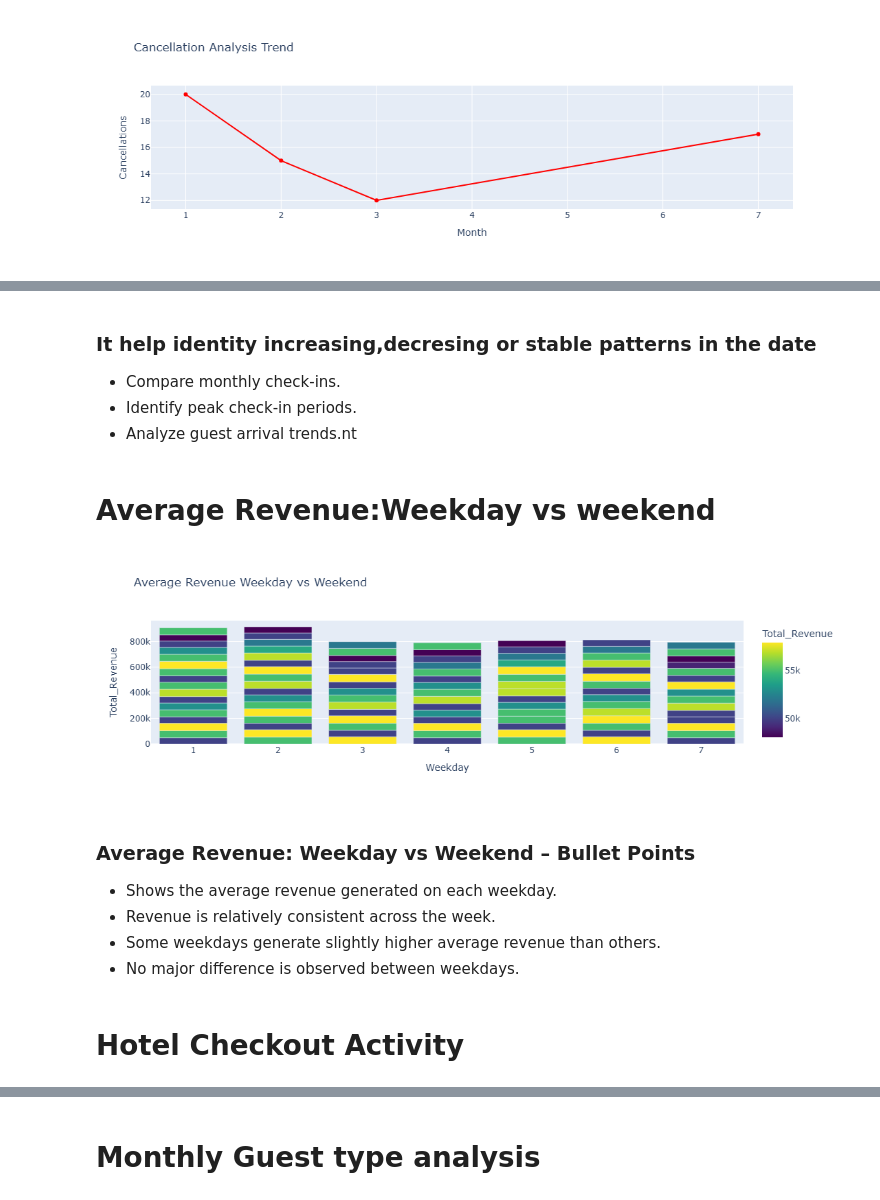
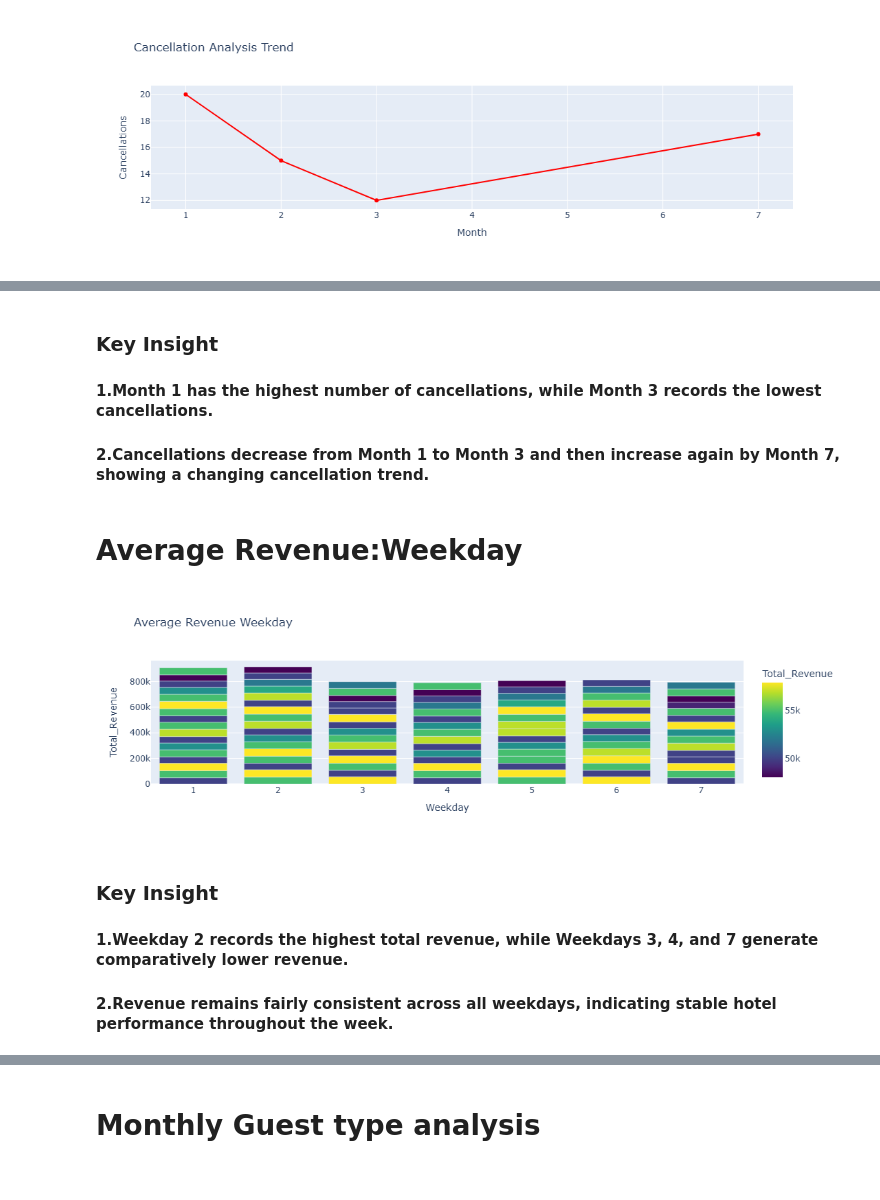
Before and after one commit to harmalmarwaha-lgtm/Hotel-Revenue-Dashboard, a Jupyter notebook: Data cleaning and preprocessing.ipynb, the cells around one changed output, grey strips where cells are left out. Drawn from its saved outputs; the diff is of its cells as text; code cells hidden in the pictures.

```diff
--- a/Data cleaning and preprocessing.ipynb
+++ b/Data cleaning and preprocessing.ipynb
@@ -511,21 +468,15 @@ fig.show()
 # %% [markdown]
-### It help identity increasing,decresing or stable patterns in the date
-
-- Compare monthly check-ins.
-- Identify peak check-in periods.
-- Analyze guest arrival trends.nt
+### Key Insight
+#### 1.Month 1 has the highest number of cancellations, while Month 3 records the lowest cancellations.
+#### 2.Cancellations decrease from Month 1 to Month 3 and then increase again by Month 7, showing a changing cancellation trend.
 # %% [markdown]
-# Average Revenue:Weekday vs weekend
+# Average Revenue:Weekday
 # %%
-fig = px.bar(df,x="Weekday",y="Total_Revenue",color="Total_Revenue",color_continuous_scale="viridis",title="Average Revenue Weekday vs Weekend")
+fig = px.bar(df,x="Weekday",y="Total_Revenue",color="Total_Revenue",color_continuous_scale="viridis",title="Average Revenue Weekday")
 fig.show()
 # %% [output]
-[figure, old version]
+[figure, new version]
 # %% [markdown]
-### Average Revenue: Weekday vs Weekend – Bullet Points
-- Shows the average revenue generated on each weekday.
-- Revenue is relatively consistent across the week.
-- Some weekdays generate slightly higher average revenue than others.
-- No major difference is observed between weekdays.
+### Key Insight
+#### 1.Weekday 2 records the highest total revenue, while Weekdays 3, 4, and 7 generate comparatively lower revenue.
+#### 2.Revenue remains fairly consistent across all weekdays, indicating stable hotel performance throughout the week.
-# %% [markdown]
-# Hotel Checkout Activity
```
Also changed, not shown: parts of 19 cells of this notebook.
